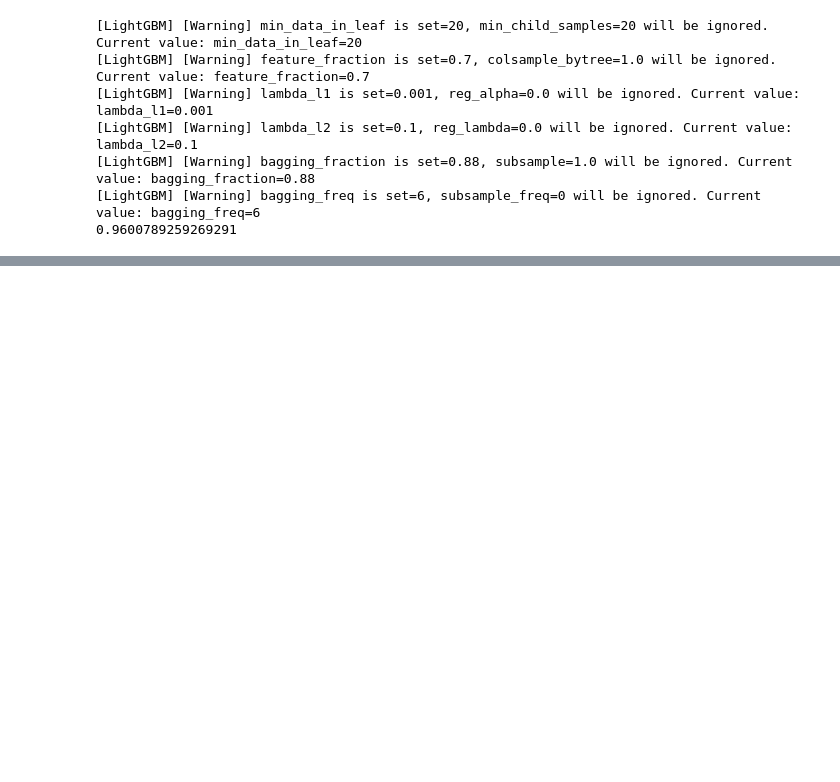
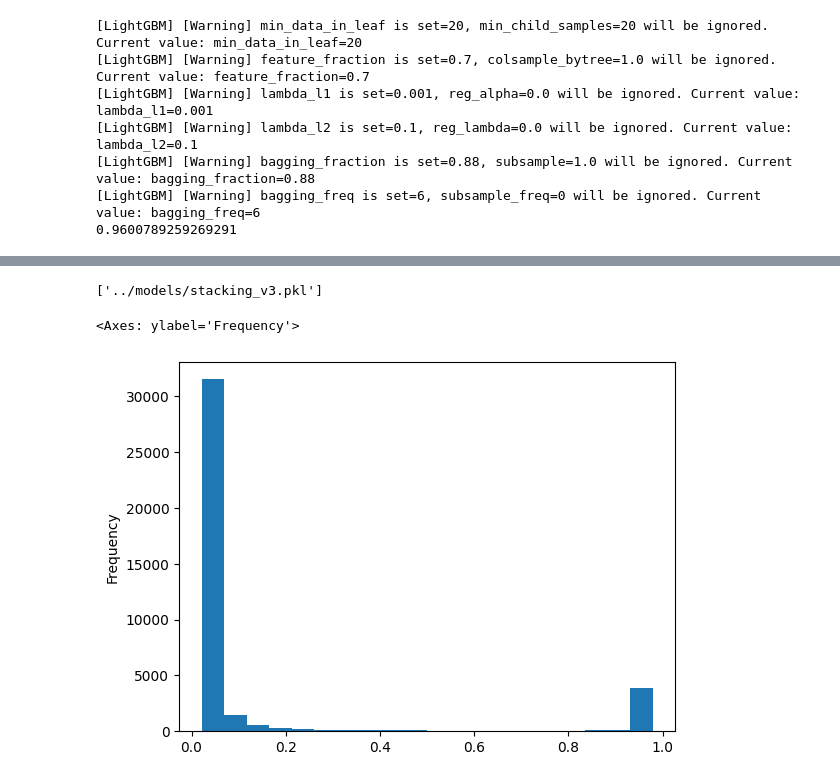
Before and after one commit to MrIsCM/KaggleCompetitions, a Jupyter notebook: LoanStatusPrediction/notebooks/stacking_v2.ipynb, the cells around one changed output, grey strips where cells are left out. Saved outputs shown, nothing was run; the diff lists cells and outputs as text; code cells hidden in the pictures; blank space fills up the shorter version.

Commit message:
Experimenting with stacking models and output manipulation

```diff
--- a/LoanStatusPrediction/notebooks/stacking_v2.ipynb
+++ b/LoanStatusPrediction/notebooks/stacking_v2.ipynb
@@ -292,3 +292,5 @@ print(roc_auc_score(y_test, y_probas_stacking))
 [LightGBM] [Warning] bagging_fraction is set=0.88, subsample=1.0 will be ignored. Current value: bagging_fraction=0.88
 [LightGBM] [Warning] bagging_freq is set=6, subsample_freq=0 will be ignored. Current value: bagging_freq=6
 0.9600789259269291
+# %%
+stacking.fit(X_all_prep, y)
@@ -294,0 +315,22 @@ print(roc_auc_score(y_test, y_probas_stacking))
+# %%
+data_to_predict = remove_col_prefix(data_to_predict, 'person_')
+data_to_predict = remove_col_prefix(data_to_predict, 'loan_')
+data_to_predict['emp_length_to_age_ratio'] = data_to_predict['emp_length']/data_to_predict['age']
+data_to_predict['income_to_age_ratio'] = data_to_predict['income']/data_to_predict['age']
+data_to_predict['total_income_to_age_ratio'] = data_to_predict['emp_length']*data_to_predict['income']/data_to_predict['age']
+
+data_to_predict_prep = preprocessor.transform(data_to_predict)
+
+y_probas_stacking = stacking.predict_proba(data_to_predict_prep)[:, 1]
+
+submission = pd.DataFrame({'id': data_to_predict['id'], 'loan_status': y_probas_stacking})
+
+submission.to_csv('../submissions/stacking_v3.csv', index=False)
+# %%
+import joblib
+
+joblib.dump(stacking, '../models/stacking_v3.pkl')
+# %% [output]
+['../models/stacking_v3.pkl']
+# %%
+submission['loan_bins'] = pd.cut(submission['loan_status'], bins=[0, 0.2, 0.4, 0.6, 0.8, 1], labels=[20, 40, 60, 80, 100])
@@ -294,0 +341,5 @@ print(roc_auc_score(y_test, y_probas_stacking))
+# %%
+submission['loan_status'].plot(kind='hist', bins=20)
+# %% [output]
+<Axes: ylabel='Frequency'>
+[figure, added]
```
Also changed, not shown: parts of 7 cells of this notebook.
